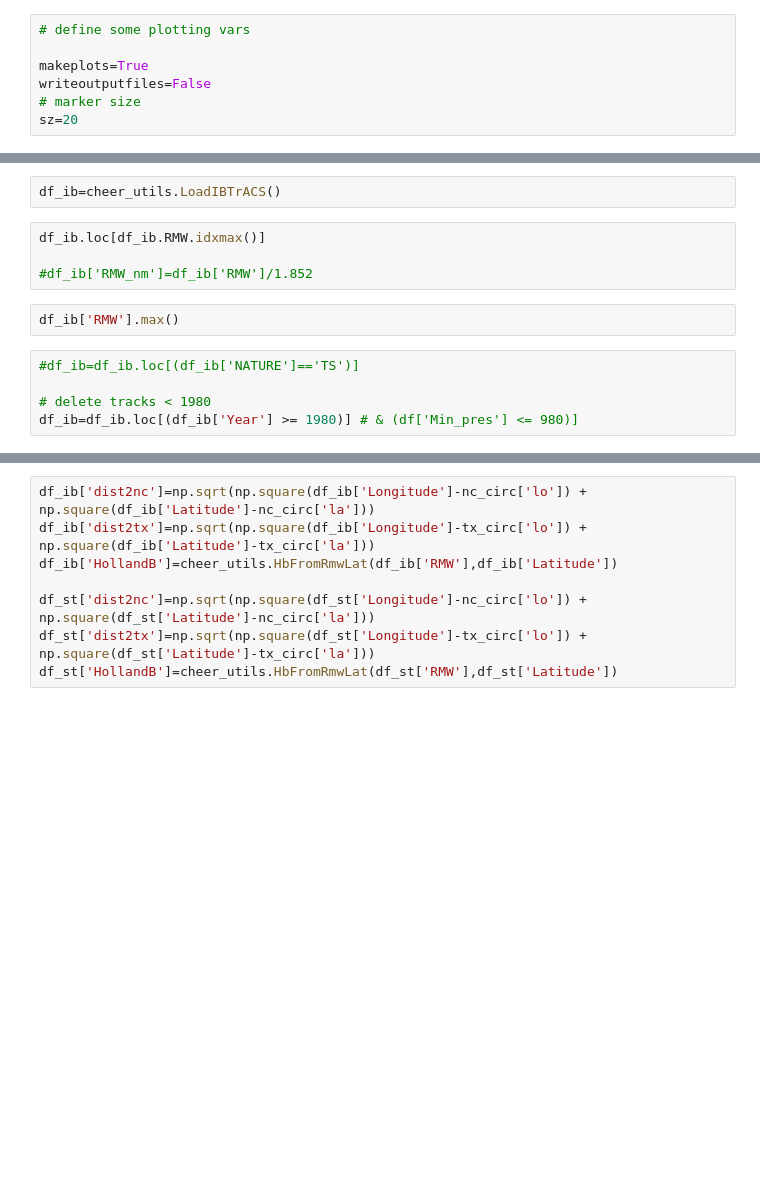
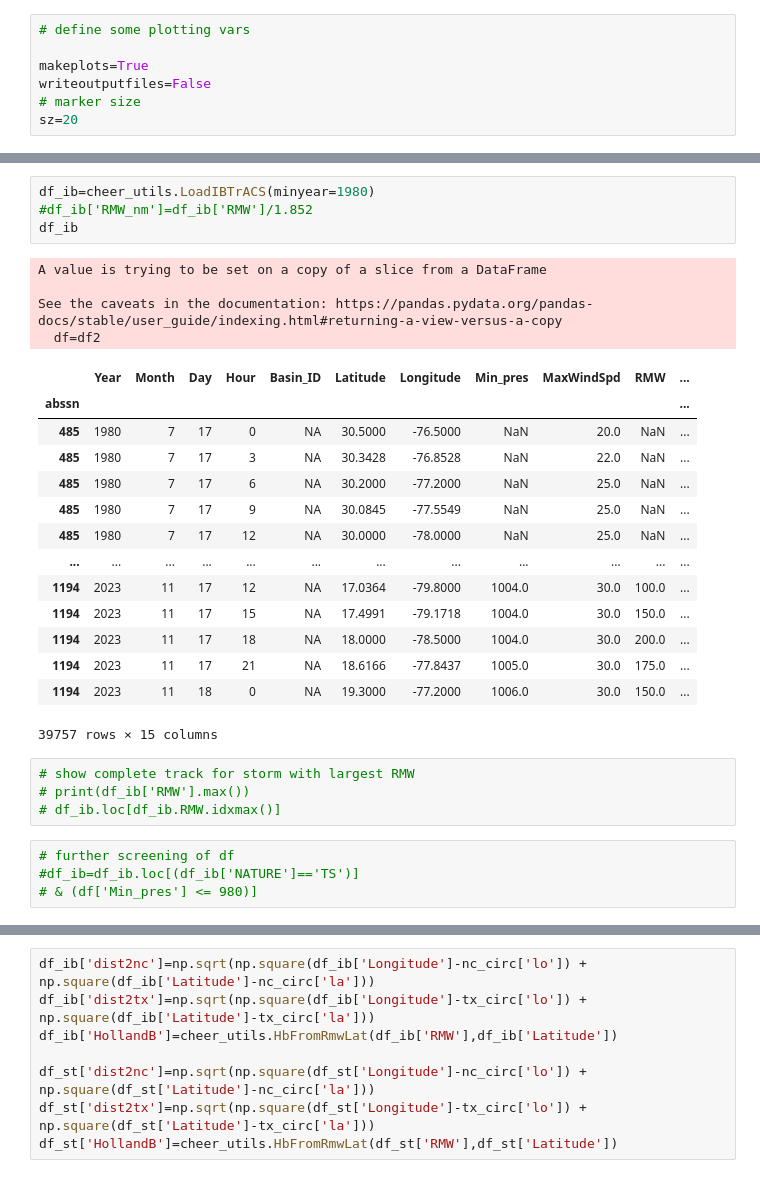
Before and after one commit to BrianOBlanton/CHEER-STORM, a Jupyter notebook: Unified_processing.ipynb, the cells around one changed output, grey strips where cells are left out. Saved outputs shown, nothing was run; the diff lists cells and outputs as text; blank space fills up the shorter version.

```diff
--- a/Unified_processing.ipynb
+++ b/Unified_processing.ipynb
@@ -51,13 +70,31 @@ sz=20
 # %%
-df_ib=cheer_utils.LoadIBTrACS()
+df_ib=cheer_utils.LoadIBTrACS(minyear=1980)
+#df_ib['RMW_nm']=df_ib['RMW']/1.852
+df_ib
+# %% [output]
+A value is trying to be set on a copy of a slice from a DataFrame
+
+See the caveats in the documentation: https://pandas.pydata.org/pandas-docs/stable/user_guide/indexing.html#returning-a-view-versus-a-copy
+  df=df2
+|  | Year | Month | Day | Hour | Basin_ID | Latitude | Longitude | Min_pres | MaxWindSpd | RMW | ... |
+| abssn |  |  |  |  |  |  |  |  |  |  | ... |
+| 485 | 1980 | 7 | 17 | 0 | NA | 30.5000 | -76.5000 | NaN | 20.0 | NaN | ... |
+| 485 | 1980 | 7 | 17 | 3 | NA | 30.3428 | -76.8528 | NaN | 22.0 | NaN | ... |
+| 485 | 1980 | 7 | 17 | 6 | NA | 30.2000 | -77.2000 | NaN | 25.0 | NaN | ... |
+| 485 | 1980 | 7 | 17 | 9 | NA | 30.0845 | -77.5549 | NaN | 25.0 | NaN | ... |
+| 485 | 1980 | 7 | 17 | 12 | NA | 30.0000 | -78.0000 | NaN | 25.0 | NaN | ... |
+| ... | ... | ... | ... | ... | ... | ... | ... | ... | ... | ... | ... |
+| 1194 | 2023 | 11 | 17 | 12 | NA | 17.0364 | -79.8000 | 1004.0 | 30.0 | 100.0 | ... |
+| 1194 | 2023 | 11 | 17 | 15 | NA | 17.4991 | -79.1718 | 1004.0 | 30.0 | 150.0 | ... |
+| 1194 | 2023 | 11 | 17 | 18 | NA | 18.0000 | -78.5000 | 1004.0 | 30.0 | 200.0 | ... |
+| 1194 | 2023 | 11 | 17 | 21 | NA | 18.6166 | -77.8437 | 1005.0 | 30.0 | 175.0 | ... |
+| 1194 | 2023 | 11 | 18 | 0 | NA | 19.3000 | -77.2000 | 1006.0 | 30.0 | 150.0 | ... |
+39757 rows × 15 columns
 # %%
-df_ib.loc[df_ib.RMW.idxmax()]
-
-#df_ib['RMW_nm']=df_ib['RMW']/1.852
+# show complete track for storm with largest RMW
+# print(df_ib['RMW'].max())
+# df_ib.loc[df_ib.RMW.idxmax()]
-# %%
-df_ib['RMW'].max()
 # %%
+# further screening of df
 #df_ib=df_ib.loc[(df_ib['NATURE']=='TS')]
-
-# delete tracks < 1980
-df_ib=df_ib.loc[(df_ib['Year'] >= 1980)] # & (df['Min_pres'] <= 980)]
+# & (df['Min_pres'] <= 980)]
```
Also changed, not shown: parts of 9 cells of this notebook, 2 other files.
